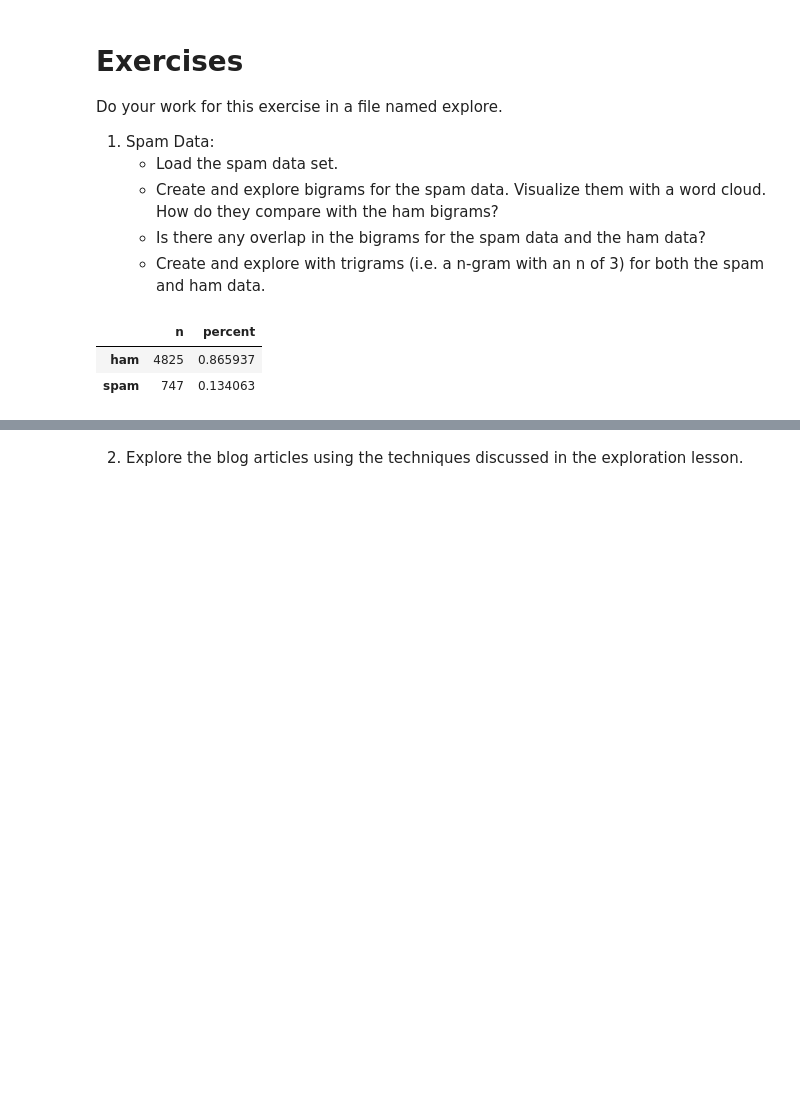
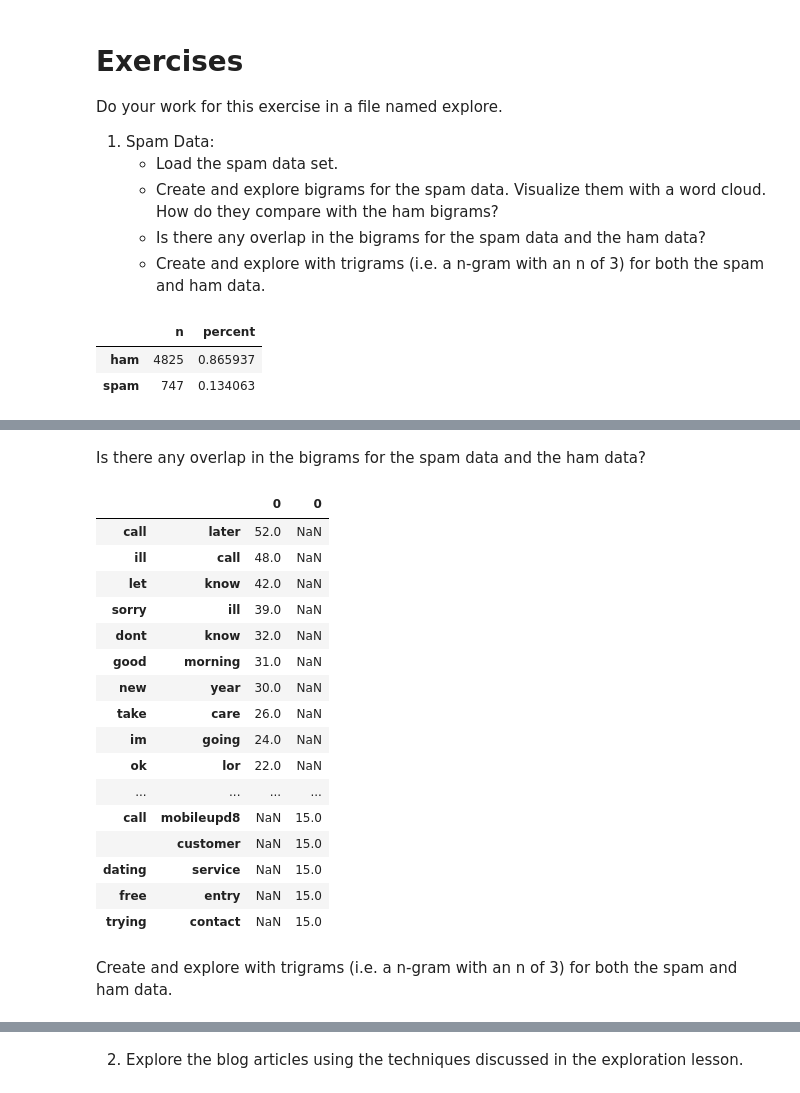
Before and after one commit to AJMartinezLlanes/-natural-language-processing-exercises, a Jupyter notebook: explore.ipynb, the cells around one changed output, grey strips where cells are left out. Drawn from its saved outputs; the diff is of its cells as text; code cells hidden in the pictures; blank space fills up the shorter version.

```diff
--- a/explore.ipynb
+++ b/explore.ipynb
@@ -71,3 +76,9 @@ show_counts_and_ratios(df, "label")
 ham_words = clean(' '.join(df[df.label == 'ham'].text))
 spam_words = clean(' '.join(df[df.label == 'spam'].text))
 all_words = clean(' '.join(df.text))
+# %%
+ham_bigrams = (pd.Series(nltk.bigrams(ham_words))
+                .value_counts()
+                .head(25))
+
+ham_bigrams
@@ -73,0 +103,5 @@ all_words = clean(' '.join(df.text))
+# %%
+spam_bigrams = (pd.Series(nltk.bigrams(spam_words))
+                        .value_counts()
+                        .head(25))
+spam_bigrams
@@ -73,0 +142,26 @@ all_words = clean(' '.join(df.text))
+# %% [markdown]
+Is there any overlap in the bigrams for the spam data and the ham data?
+# %%
+ham_big = pd.DataFrame(ham_bigrams)
+spam_big = pd.DataFrame(spam_bigrams)
+pd.concat([ham_big, spam_big], axis=1)
+# %% [output]
+|  |  | 0 | 0 |
+| call | later | 52.0 | NaN |
+| ill | call | 48.0 | NaN |
+| let | know | 42.0 | NaN |
+| sorry | ill | 39.0 | NaN |
+| dont | know | 32.0 | NaN |
+| good | morning | 31.0 | NaN |
+| new | year | 30.0 | NaN |
+| take | care | 26.0 | NaN |
+| im | going | 24.0 | NaN |
+| ok | lor | 22.0 | NaN |
+| ... | ... | ... | ... |
+| call | mobileupd8 | NaN | 15.0 |
+|  | customer | NaN | 15.0 |
+| dating | service | NaN | 15.0 |
+| free | entry | NaN | 15.0 |
+| trying | contact | NaN | 15.0 |
+# %% [markdown]
+Create and explore with trigrams (i.e. a n-gram with an n of 3) for both the spam and ham data.
```
Also changed, not shown: parts of 8 cells of this notebook.
